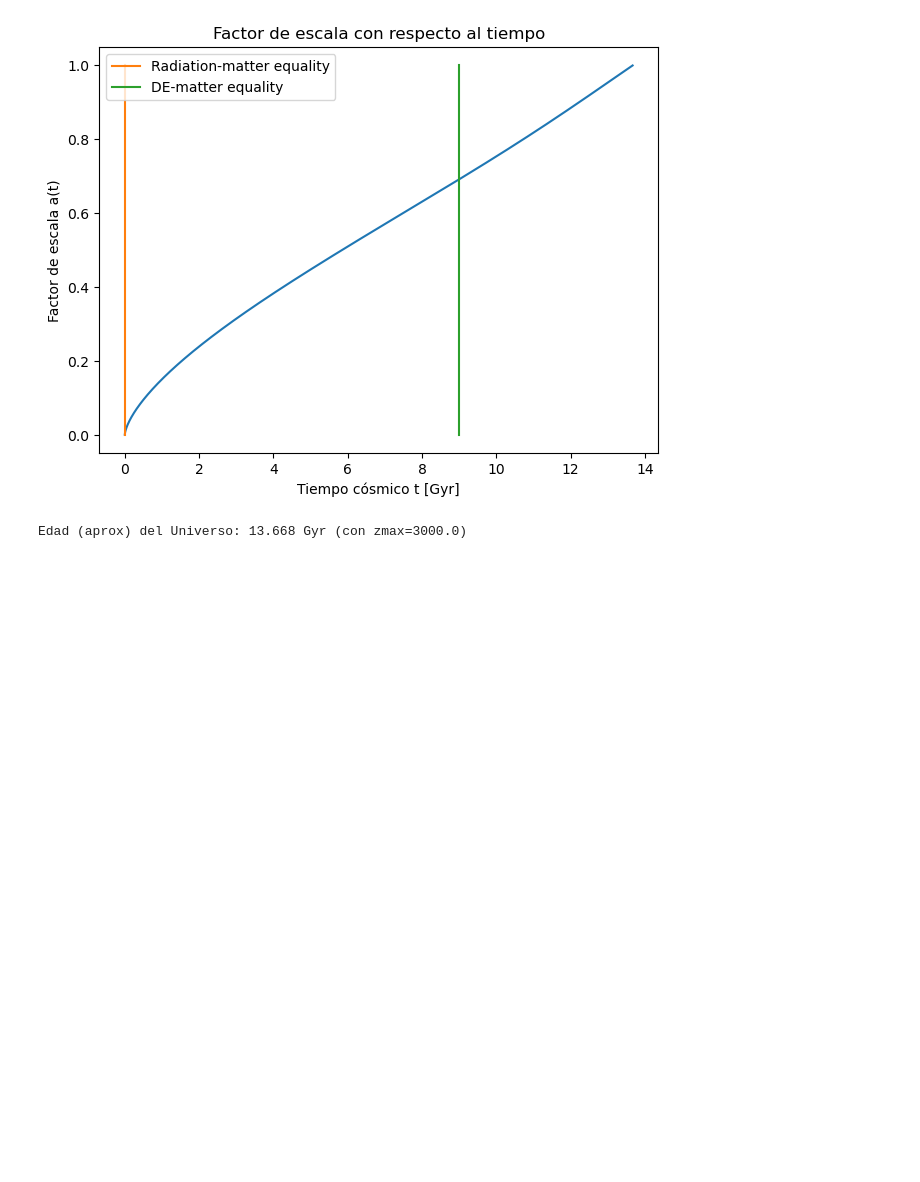
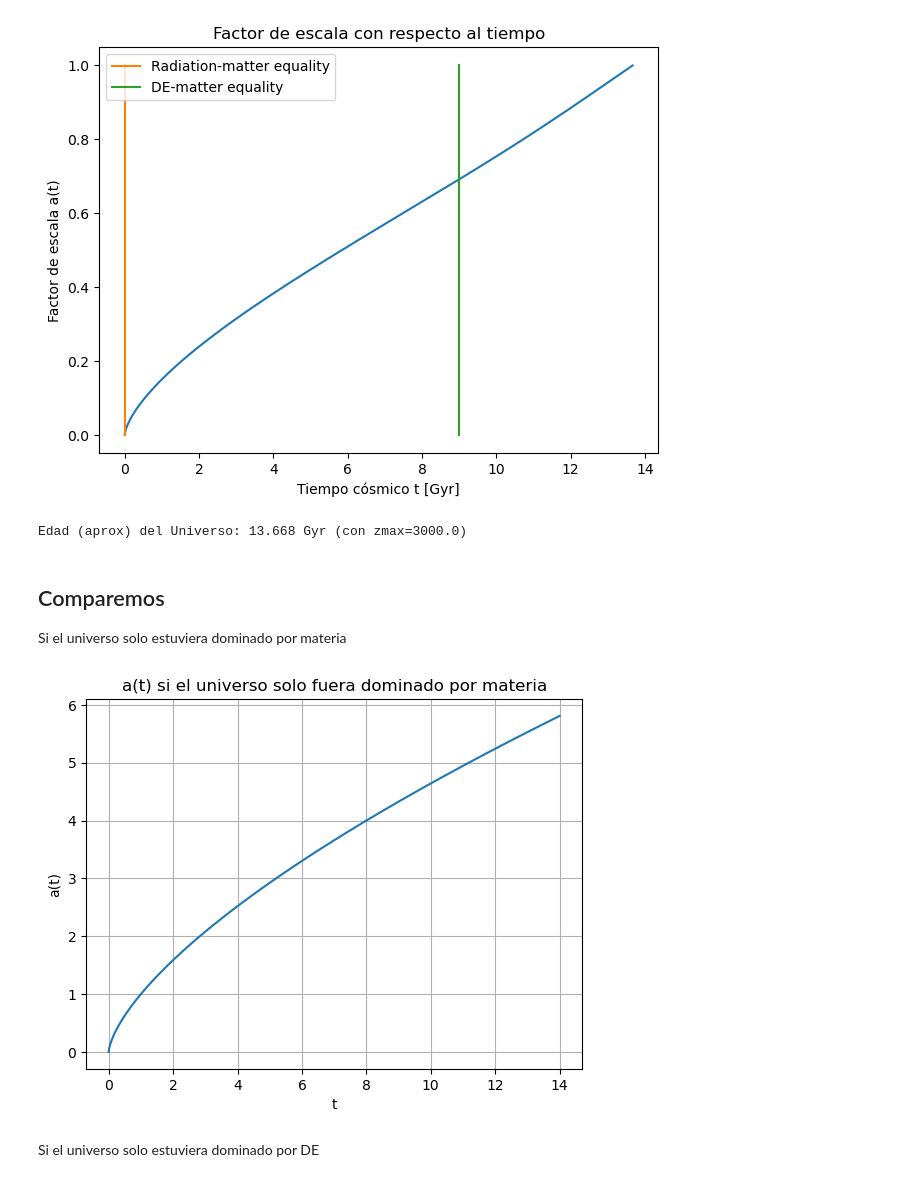
Before and after one commit to XimePS/Auxiliares-Cosmo-2025, a Jupyter notebook: Aux2.ipynb, the cells around one changed output. Saved outputs shown, nothing was run; the diff lists cells and outputs as text; code cells hidden in the pictures; blank space fills up the shorter version.

```diff
--- a/Aux2.ipynb
+++ b/Aux2.ipynb
@@ -266,3 +318,22 @@ edad_universo_Gyr = max(t_Gyr)
 print(f"Edad (aprox) del Universo: {edad_universo_Gyr:.3f} Gyr (con zmax={zmax})")
 # %% [output]
 Edad (aprox) del Universo: 13.668 Gyr (con zmax=3000.0)
+# %% [markdown]
+## Comparemos
+
+Si el universo solo estuviera dominado por materia
+# %%
+t = np.linspace(0, 14, 1000)
+
+materia = t**(2/3)
+
+plt.plot(t,  materia)
+plt.xlabel('t')
+plt.ylabel('a(t)')
+plt.title('a(t) si el universo solo fuera dominado por materia')
+plt.grid(True)
+plt.show()
+# %% [output]
+[figure, added]
+# %% [markdown]
+Si el universo solo estuviera dominado por DE
```
Also changed, not shown: parts of 15 cells of this notebook.
